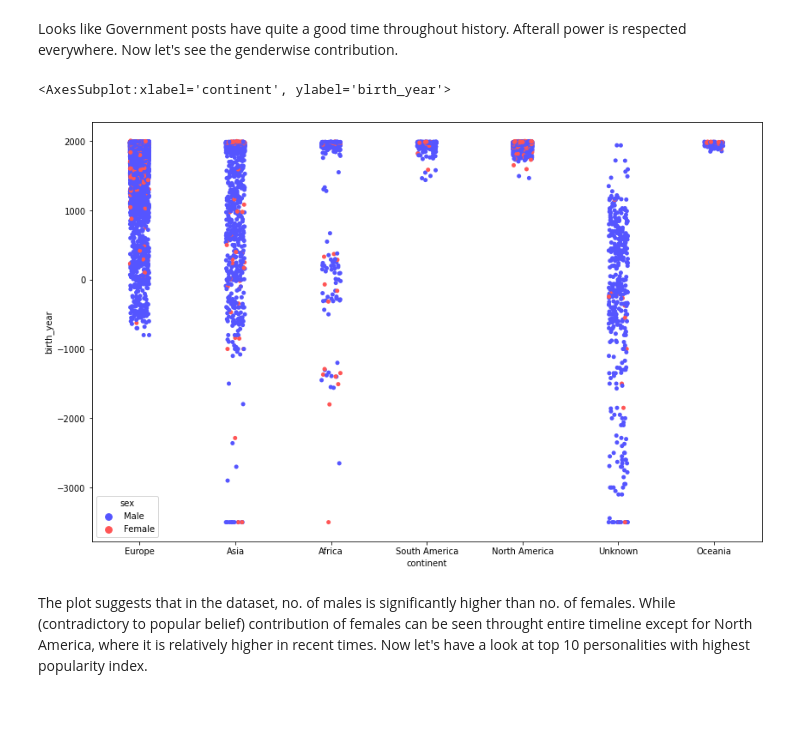
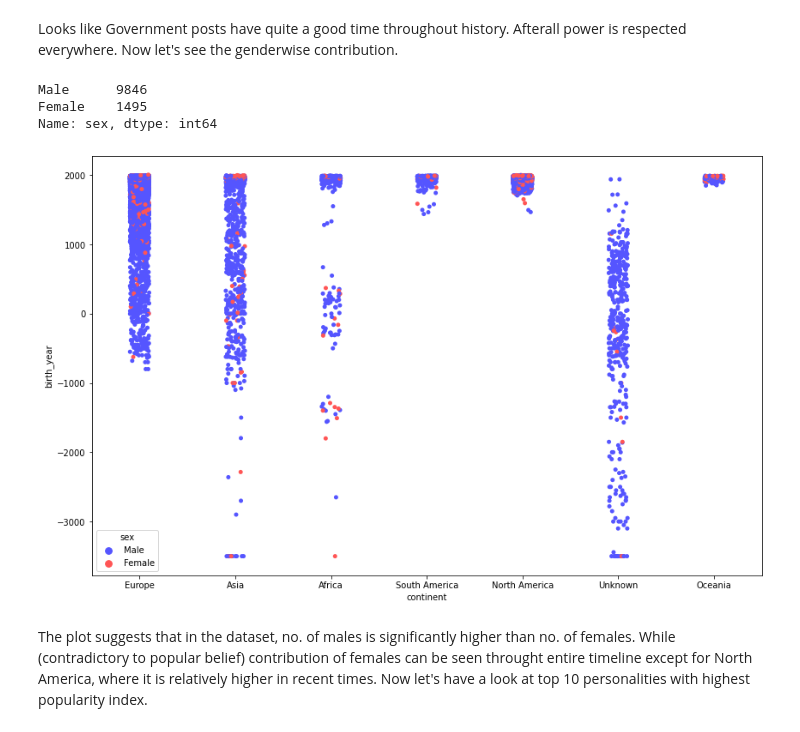
Before and after one commit to ShubhamBhut/Project-Insight, a Jupyter notebook: pantheon.ipynb, the cells around one changed output. Drawn from its saved outputs; the diff is of its cells as text; code cells hidden in the pictures.

```diff
--- a/pantheon.ipynb
+++ b/pantheon.ipynb
@@ -256,10 +256,13 @@ Looks like Government posts have quite a good time throughout history. Afterall
 # %%
 plt.figure(figsize=(14,9))
 sns.stripplot(x='continent',y='birth_year',data=df, hue='sex',
              palette='seismic')
+df.sex.value_counts()
 # %% [output]
-<AxesSubplot:xlabel='continent', ylabel='birth_year'>
+Male      9846
+Female    1495
+Name: sex, dtype: int64
-[figure, old version]
+[figure, new version]
 # %% [markdown]
 The plot suggests that in the dataset, no. of males is significantly higher than no. of females. While (contradictory to popular belief) contribution of females can be seen throught entire timeline except for North America, where it is relatively higher in recent times.
 Now let's have a look at top 10 personalities with highest popularity index.
```
Also changed, not shown: parts of 26 cells of this notebook.
